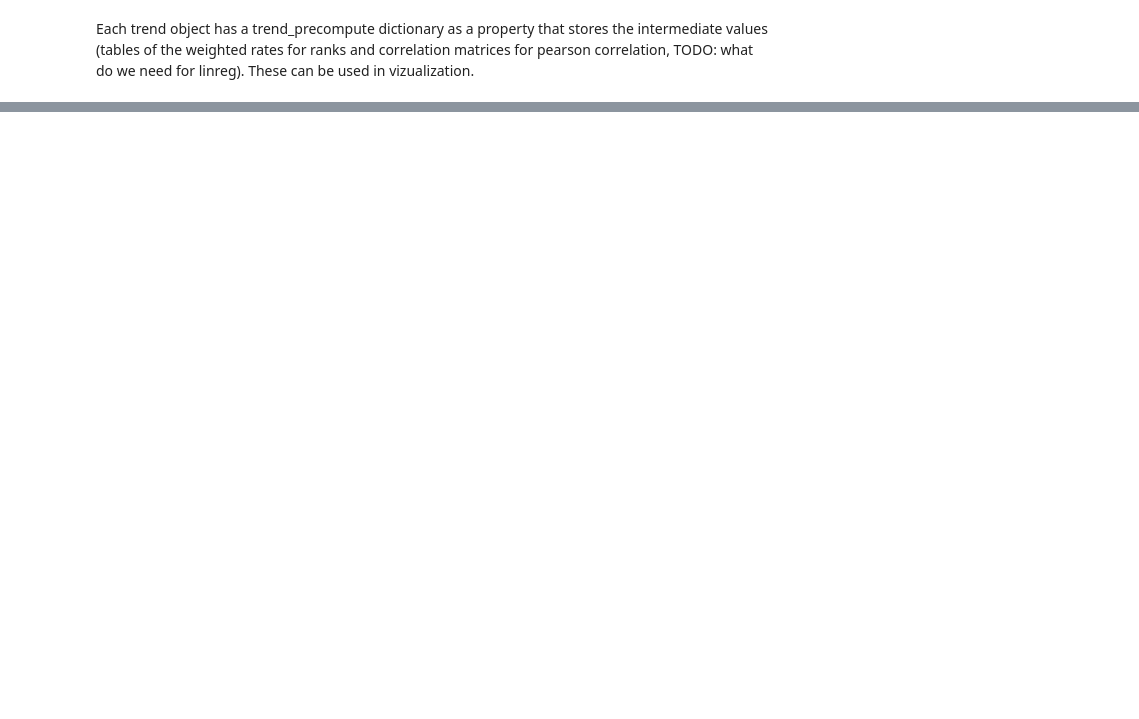
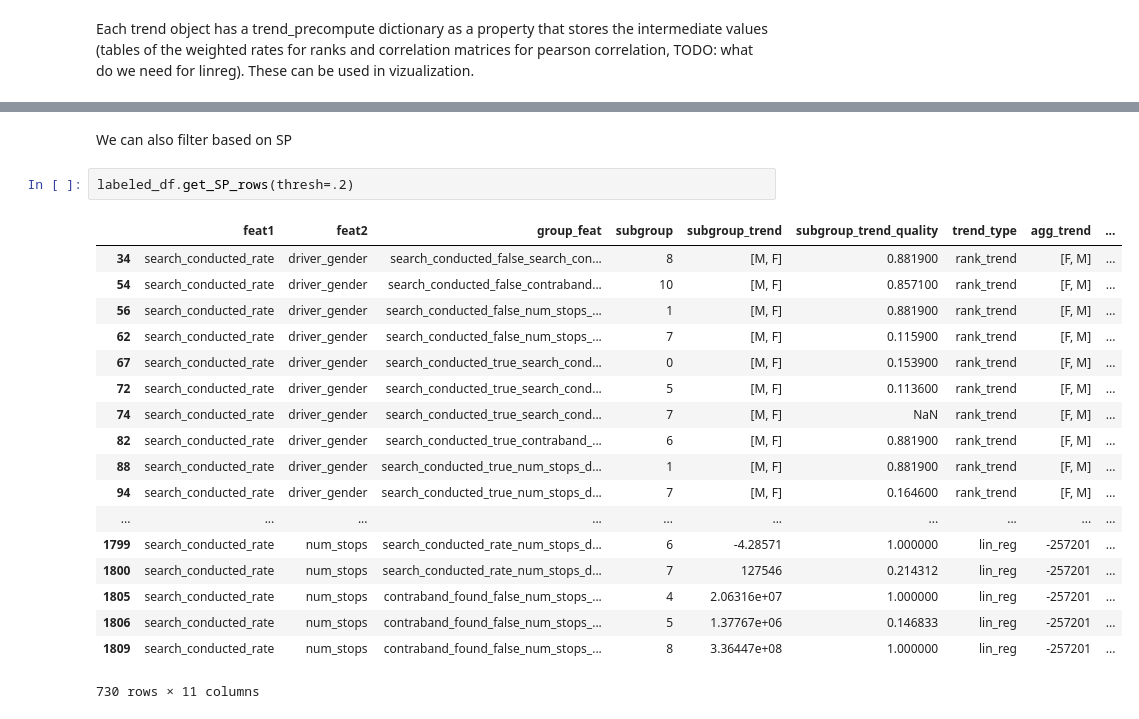
Before and after one commit to fairnessforensics/wiggum, a Jupyter notebook: research_notebooks/01_basic_demo.ipynb, the cells around one changed output, grey strips where cells are left out. Drawn from its saved outputs; the diff is of its cells as text; blank space fills up the shorter version.

```diff
--- a/research_notebooks/01_basic_demo.ipynb
+++ b/research_notebooks/01_basic_demo.ipynb
@@ -260,0 +301,23 @@ labeled_df.trend_list[0].trend_precompute
+# %% [markdown]
+We can also filter based on SP
+# %%
+labeled_df.get_SP_rows(thresh=.2)
+# %% [output]
+|  | feat1 | feat2 | group_feat | subgroup | subgroup_trend | subgroup_trend_quality | trend_type | agg_trend | ... |
+| 34 | search_conducted_rate | driver_gender | search_conducted_false_search_con... | 8 | [M, F] | 0.881900 | rank_trend | [F, M] | ... |
+| 54 | search_conducted_rate | driver_gender | search_conducted_false_contraband... | 10 | [M, F] | 0.857100 | rank_trend | [F, M] | ... |
+| 56 | search_conducted_rate | driver_gender | search_conducted_false_num_stops_... | 1 | [M, F] | 0.881900 | rank_trend | [F, M] | ... |
+| 62 | search_conducted_rate | driver_gender | search_conducted_false_num_stops_... | 7 | [M, F] | 0.115900 | rank_trend | [F, M] | ... |
+| 67 | search_conducted_rate | driver_gender | search_conducted_true_search_cond... | 0 | [M, F] | 0.153900 | rank_trend | [F, M] | ... |
+| 72 | search_conducted_rate | driver_gender | search_conducted_true_search_cond... | 5 | [M, F] | 0.113600 | rank_trend | [F, M] | ... |
+| 74 | search_conducted_rate | driver_gender | search_conducted_true_search_cond... | 7 | [M, F] | NaN | rank_trend | [F, M] | ... |
+| 82 | search_conducted_rate | driver_gender | search_conducted_true_contraband_... | 6 | [M, F] | 0.881900 | rank_trend | [F, M] | ... |
+| 88 | search_conducted_rate | driver_gender | search_conducted_true_num_stops_d... | 1 | [M, F] | 0.881900 | rank_trend | [F, M] | ... |
+| 94 | search_conducted_rate | driver_gender | search_conducted_true_num_stops_d... | 7 | [M, F] | 0.164600 | rank_trend | [F, M] | ... |
+| ... | ... | ... | ... | ... | ... | ... | ... | ... | ... |
+| 1799 | search_conducted_rate | num_stops | search_conducted_rate_num_stops_d... | 6 | -4.28571 | 1.000000 | lin_reg | -257201 | ... |
+| 1800 | search_conducted_rate | num_stops | search_conducted_rate_num_stops_d... | 7 | 127546 | 0.214312 | lin_reg | -257201 | ... |
+| 1805 | search_conducted_rate | num_stops | contraband_found_false_num_stops_... | 4 | 2.06316e+07 | 1.000000 | lin_reg | -257201 | ... |
+| 1806 | search_conducted_rate | num_stops | contraband_found_false_num_stops_... | 5 | 1.37767e+06 | 0.146833 | lin_reg | -257201 | ... |
+| 1809 | search_conducted_rate | num_stops | contraband_found_false_num_stops_... | 8 | 3.36447e+08 | 1.000000 | lin_reg | -257201 | ... |
+730 rows × 11 columns
```
Also changed, not shown: parts of 21 cells of this notebook, 5 other files.
